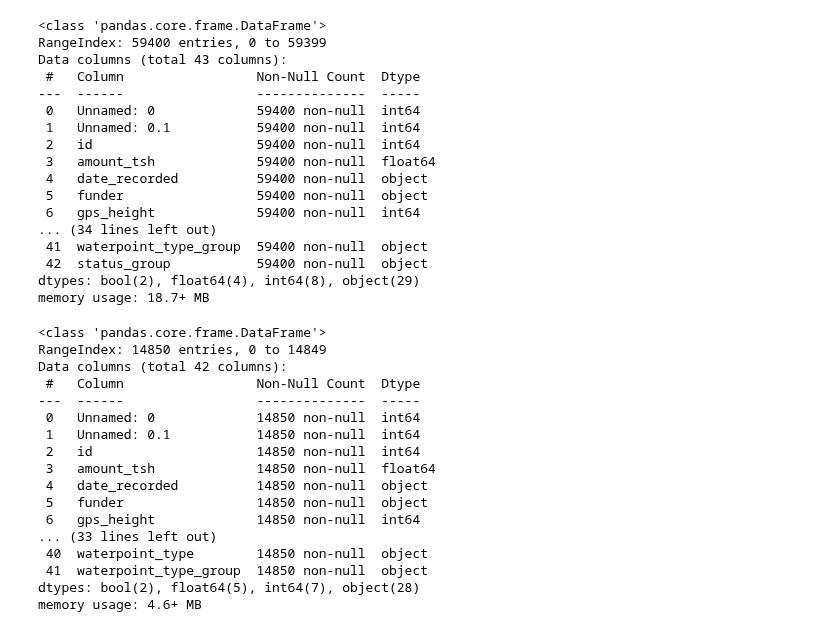
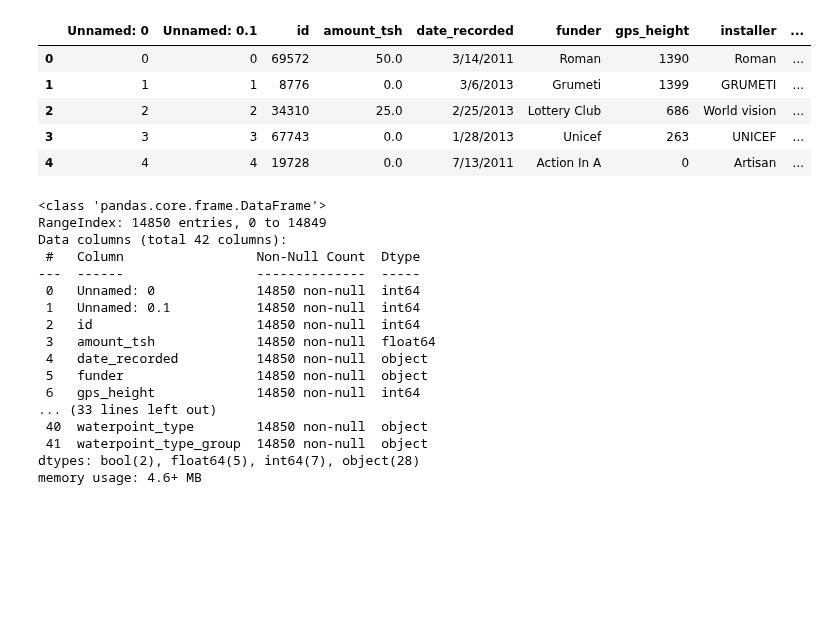
Before and after one commit to JannaW0402/Pump-it-Up, a Jupyter notebook: 869model.ipynb, the cells around one changed output. Saved outputs shown, nothing was run; the diff lists cells and outputs as text; code cells hidden in the pictures; blank space fills up the shorter version.

```diff
--- a/869model.ipynb
+++ b/869model.ipynb
@@ -28,21 +29,13 @@ Requirement already satisfied: pynndescent>=0.5 in /srv/conda/envs/notebook/lib/
+# %%
+Train = Train.drop(Train.columns[[0,1]],axis=1)
+Test = Test.drop(Test.columns[[0,1]],axis=1)
 # %%
-Train.info()
+Train.head()
 # %% [output]
-<class 'pandas.core.frame.DataFrame'>
-RangeIndex: 59400 entries, 0 to 59399
-Data columns (total 43 columns):
- #   Column                 Non-Null Count  Dtype
----  ------                 --------------  -----
- 0   Unnamed: 0             59400 non-null  int64
- 1   Unnamed: 0.1           59400 non-null  int64
- 2   id                     59400 non-null  int64
- 3   amount_tsh             59400 non-null  float64
- 4   date_recorded          59400 non-null  object
- 5   funder                 59400 non-null  object
- 6   gps_height             59400 non-null  int64
-... (34 lines left out)
- 41  waterpoint_type_group  59400 non-null  object
- 42  status_group           59400 non-null  object
-dtypes: bool(2), float64(4), int64(8), object(29)
-memory usage: 18.7+ MB
+|  | Unnamed: 0 | Unnamed: 0.1 | id | amount_tsh | date_recorded | funder | gps_height | installer | ... |
+| 0 | 0 | 0 | 69572 | 50.0 | 3/14/2011 | Roman | 1390 | Roman | ... |
+| 1 | 1 | 1 | 8776 | 0.0 | 3/6/2013 | Grumeti | 1399 | GRUMETI | ... |
+| 2 | 2 | 2 | 34310 | 25.0 | 2/25/2013 | Lottery Club | 686 | World vision | ... |
+| 3 | 3 | 3 | 67743 | 0.0 | 1/28/2013 | Unicef | 263 | UNICEF | ... |
+| 4 | 4 | 4 | 19728 | 0.0 | 7/13/2011 | Action In A | 0 | Artisan | ... |
 # %%
```
Also changed, not shown: parts of 4 cells of this notebook.
